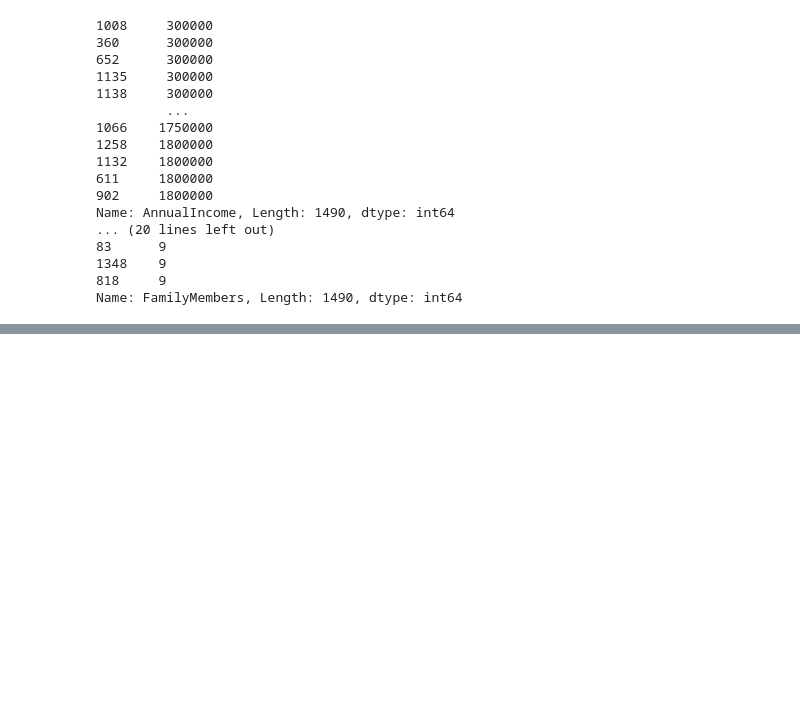
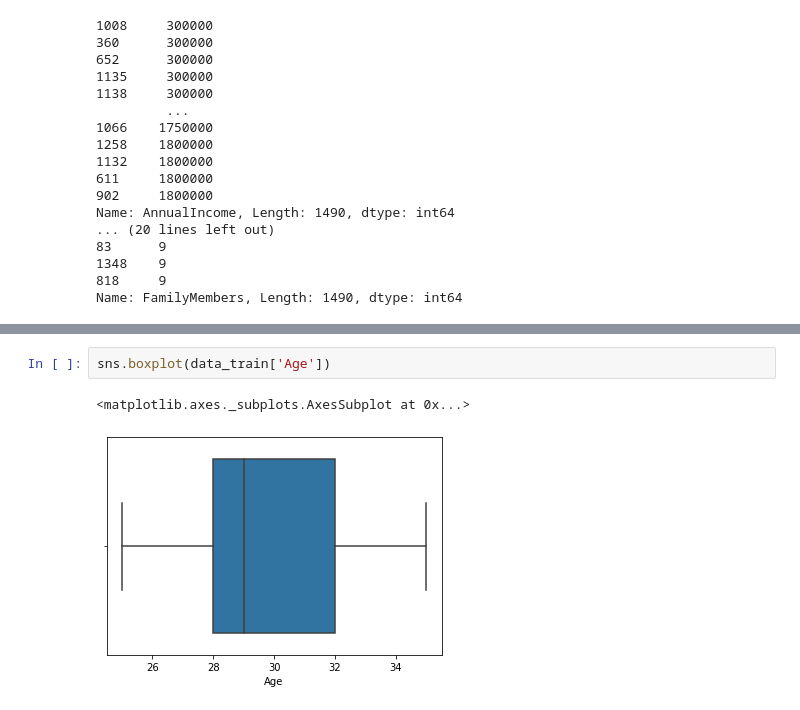
Before and after one commit to natanrajch/DiploDatos, a Jupyter notebook: Supervisado/Kaggle.ipynb, the cells around one changed output, grey strips where cells are left out. Saved outputs shown, nothing was run; the diff lists cells and outputs as text; blank space fills up the shorter version.

```diff
--- a/Supervisado/Kaggle.ipynb
+++ b/Supervisado/Kaggle.ipynb
@@ -272,0 +279,5 @@ sns.pairplot(data_train[['AnnualIncome', 'Age', 'FamilyMembers', 'TravelInsuranc
+# %%
+sns.boxplot(data_train['Age'])
+# %% [output]
+<matplotlib.axes._subplots.AxesSubplot at 0x...>
+[figure, added]
```
Also changed, not shown: parts of 5 cells of this notebook.
